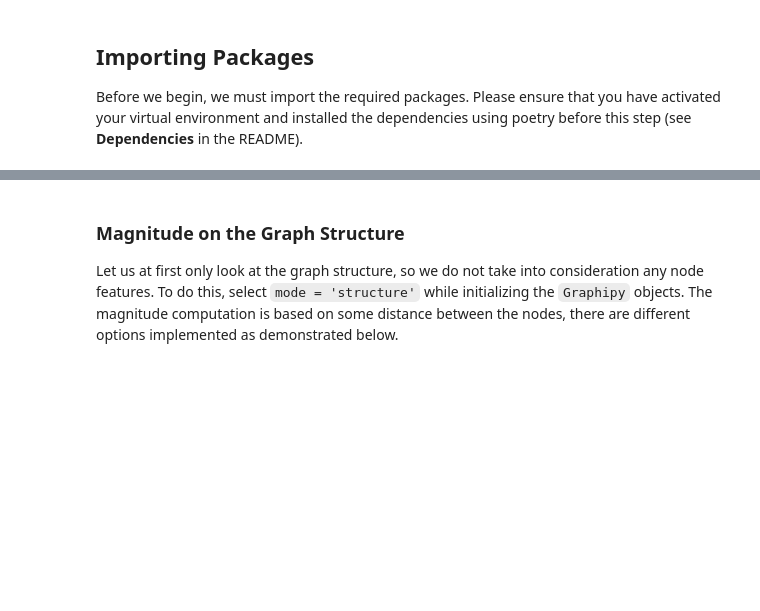
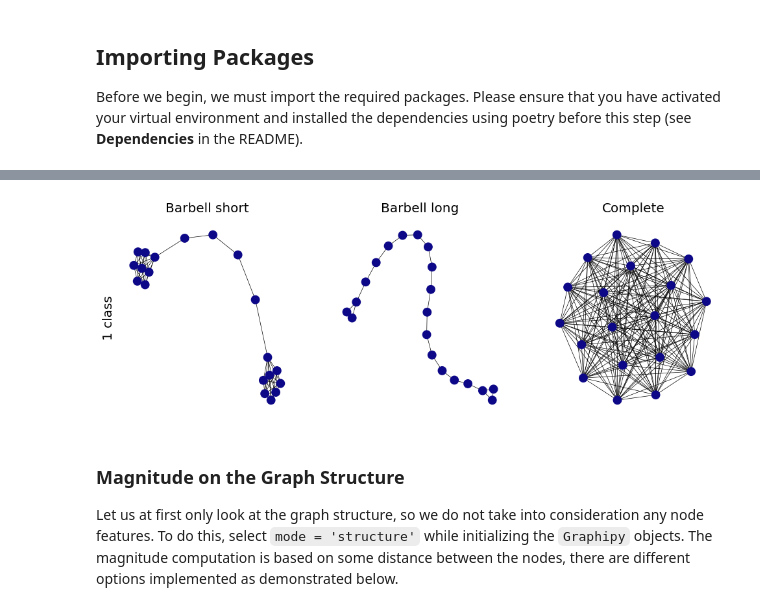
Before and after one commit to aidos-lab/magnipy, a Jupyter notebook: notebooks/graphipy_tutorial.ipynb, the cells around one changed output, grey strips where cells are left out. Saved outputs shown, nothing was run; the diff lists cells and outputs as text; code cells hidden in the pictures; blank space fills up the shorter version.

```diff
--- a/notebooks/graphipy_tutorial.ipynb
+++ b/notebooks/graphipy_tutorial.ipynb
@@ -109,3 +41,21 @@ for i in range(len(features)):
+# %%
+# initializing graphs
+barbell_short = nx.barbell_graph(8, 4)
+barbell_long = nx.barbell_graph(3, 14)
+complete = nx.complete_graph(20)
+
+graphs = [barbell_short, barbell_long, complete]
+graphnames = ["Barbell short", "Barbell long", "Complete"]
+
+# plotting the graphs
+plot_graphs(
+    graphs=graphs,
+    features=None,
+    positions=[nx.spring_layout(G) for G in graphs],
+    graphnames=graphnames,
+)
+# %% [output]
+[figure, added]
 # %% [markdown]
 ### Magnitude on the Graph Structure
 
```
Also changed, not shown: parts of 51 cells of this notebook.
